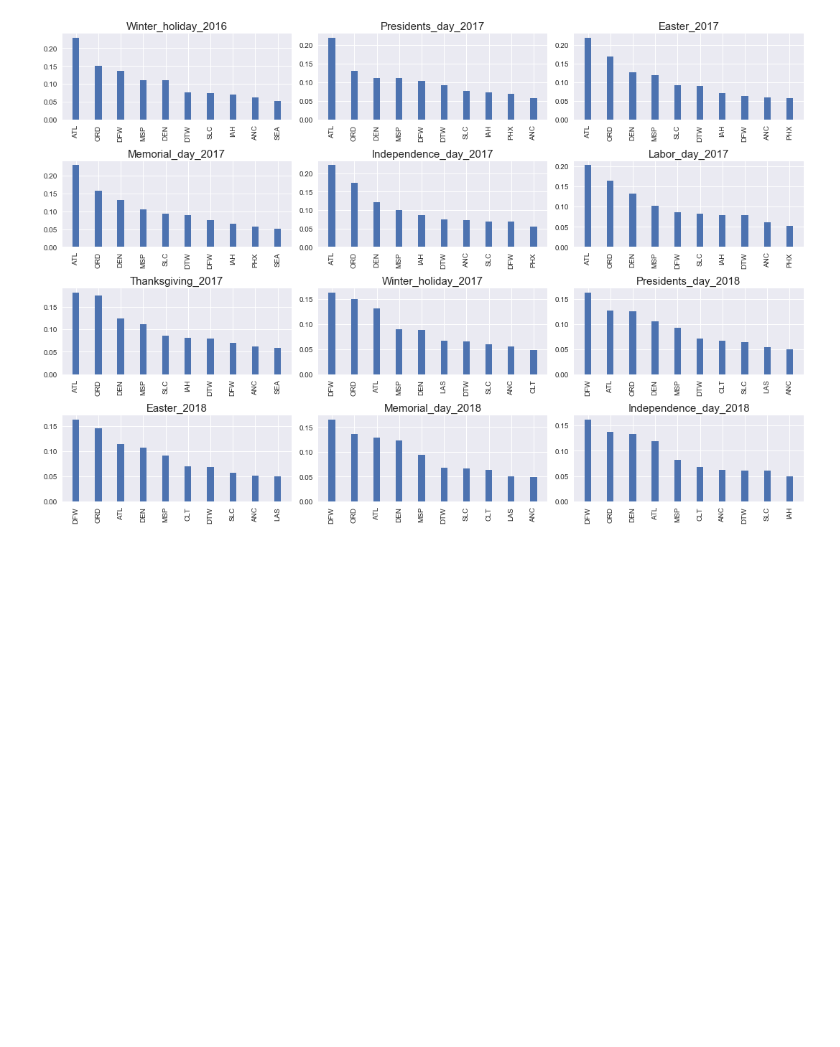
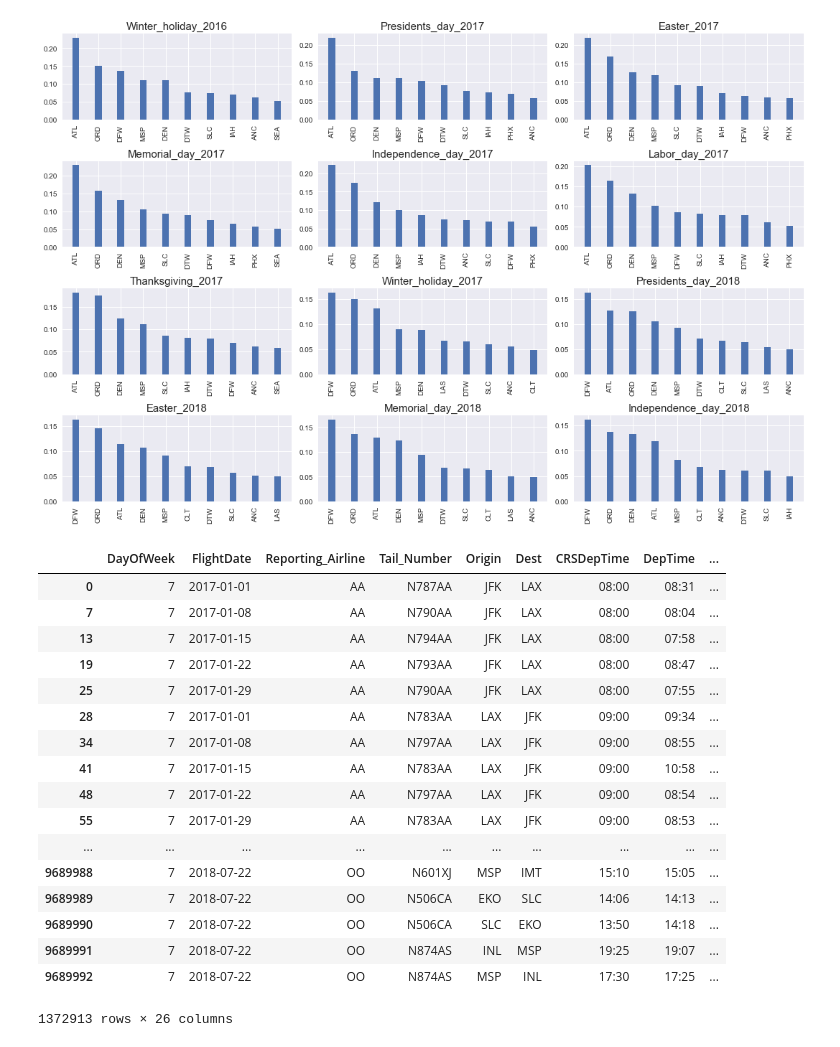
Before and after one commit to adityaagarwal2001/Capstone, a Jupyter notebook: Capstone_2/3-airports.ipynb, the cells around one changed output. Saved outputs shown, nothing was run; the diff lists cells and outputs as text; code cells hidden in the pictures; blank space fills up the shorter version.

```diff
--- a/Capstone_2/3-airports.ipynb
+++ b/Capstone_2/3-airports.ipynb
@@ -294,3 +312,24 @@ for key, value in bet_cent_h.items():
 plt.tight_layout()
 # %% [output]
 [figure]
+# %%
+# split frame into frames_day dict with dow as key
+
+frames_day = {}
+
+days = (list(frame['DayOfWeek'].unique()))
+
+for d in days:
+
+    temp_df = pd.DataFrame()
+    #temp = []
+
+    mask = (frame.DayOfWeek == d)
+
+    #temp.append(frame.loc[mask])
+    #temp_df = pd.concat(temp, ignore_index=True)
+
+    temp_df = frame.loc[mask]
+
+    key = d
+    frames_day[key] = temp_df
@@ -296,0 +351,21 @@ plt.tight_layout()
+# %%
+frames_day[7]
+# %% [output]
+|  | DayOfWeek | FlightDate | Reporting_Airline | Tail_Number | Origin | Dest | CRSDepTime | DepTime | ... |
+| 0 | 7 | 2017-01-01 | AA | N787AA | JFK | LAX | 08:00 | 08:31 | ... |
+| 7 | 7 | 2017-01-08 | AA | N790AA | JFK | LAX | 08:00 | 08:04 | ... |
+| 13 | 7 | 2017-01-15 | AA | N794AA | JFK | LAX | 08:00 | 07:58 | ... |
+| 19 | 7 | 2017-01-22 | AA | N793AA | JFK | LAX | 08:00 | 08:47 | ... |
+| 25 | 7 | 2017-01-29 | AA | N790AA | JFK | LAX | 08:00 | 07:55 | ... |
+| 28 | 7 | 2017-01-01 | AA | N783AA | LAX | JFK | 09:00 | 09:34 | ... |
+| 34 | 7 | 2017-01-08 | AA | N797AA | LAX | JFK | 09:00 | 08:55 | ... |
+| 41 | 7 | 2017-01-15 | AA | N783AA | LAX | JFK | 09:00 | 10:58 | ... |
+| 48 | 7 | 2017-01-22 | AA | N797AA | LAX | JFK | 09:00 | 08:54 | ... |
+| 55 | 7 | 2017-01-29 | AA | N783AA | LAX | JFK | 09:00 | 08:53 | ... |
+| ... | ... | ... | ... | ... | ... | ... | ... | ... | ... |
+| 9689988 | 7 | 2018-07-22 | OO | N601XJ | MSP | IMT | 15:10 | 15:05 | ... |
+| 9689989 | 7 | 2018-07-22 | OO | N506CA | EKO | SLC | 14:06 | 14:13 | ... |
+| 9689990 | 7 | 2018-07-22 | OO | N506CA | SLC | EKO | 13:50 | 14:18 | ... |
+| 9689991 | 7 | 2018-07-22 | OO | N874AS | INL | MSP | 19:25 | 19:07 | ... |
+| 9689992 | 7 | 2018-07-22 | OO | N874AS | MSP | INL | 17:30 | 17:25 | ... |
+1372913 rows × 26 columns
```
Also changed, not shown: parts of 6 cells of this notebook.
